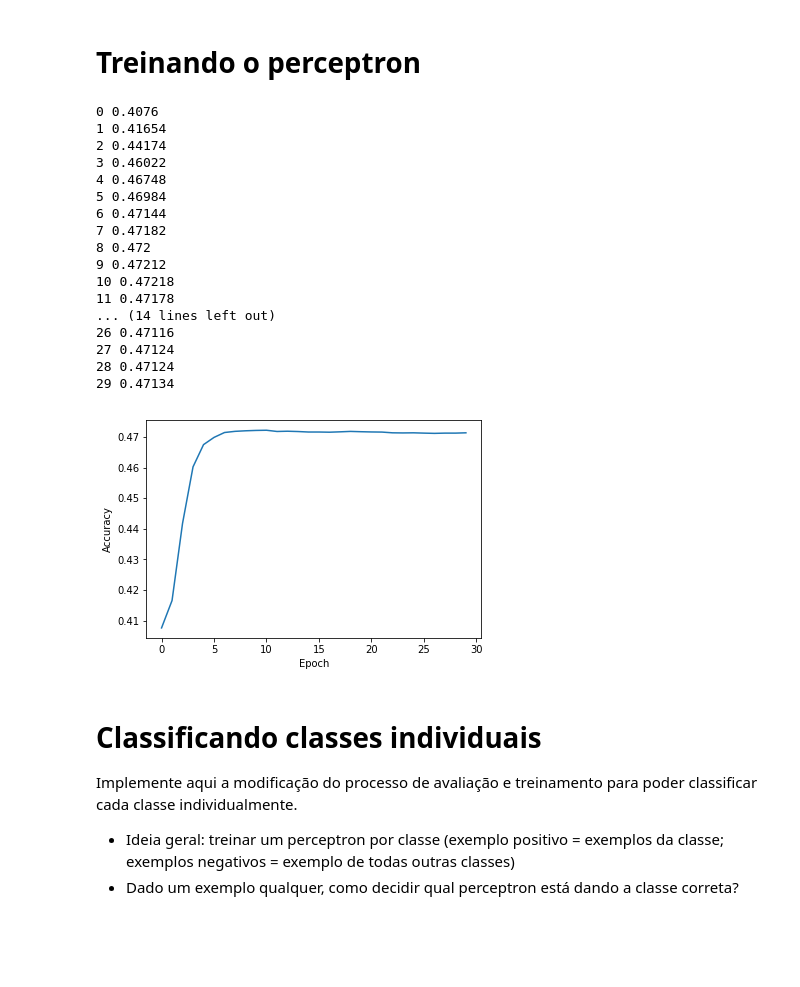
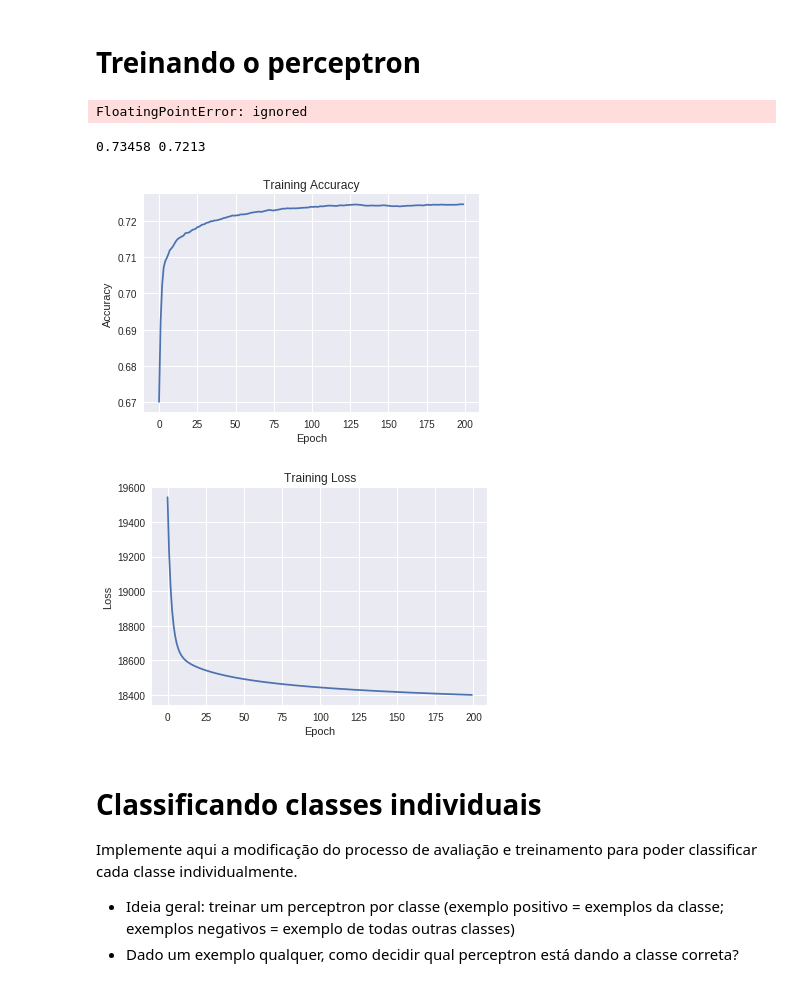
Before and after one commit to atbender/perceptron, a Jupyter notebook: Perceptron.ipynb, the cells around one changed output. Drawn from its saved outputs; the diff is of its cells as text; code cells hidden in the pictures; blank space fills up the shorter version.

```diff
--- a/Perceptron.ipynb
+++ b/Perceptron.ipynb
@@ -111,7 +111,7 @@ def perceptron(inputs, weights):
     # o = np.dot(inputs, weights[:len(weights)-1]) + weights[len(weights)-1]
     #inputs = np.append(inputs, 1)
     o = np.dot(inputs, weights)
-    return sigmoid(o)
+    return o
 # %% [markdown]
 # Treinando o perceptron
 # %%
@@ -135,19 +136,22 @@ weights = (np.random.rand(1,size) - 0.5)[0]
 bias = (np.random.rand(1) - 0.5)
 weights = np.append(weights, bias)
 
-neta = 0.000001  # default = 0.001
+neta = 0.001  # default = 0.001
 np.random.shuffle(linear_dataset_train)
-epochs = 30
+epochs = 200
 
 # Implemente o treino aqui (para separar as duas classes definidas)
 accuracies = []
+losses = []
 hits = 0
+loss = 0
 
 for epoch in range(epochs):
     for image, label in linear_dataset_train:
         image = np.append(image, 1)
 
-        y = perceptron(image, weights)
+        o = perceptron(image, weights)
+        y = sigmoid(o)
 
         if(y >= 0.5 and label == 1):
             hits += 1
@@ -155,47 +159,51 @@ for epoch in range(epochs):
         elif(y < 0.5 and label == 0):
             hits += 1
 
-        else:
-            delta_weights = neta * (label - y) * image * (1 - image)
-            weights += delta_weights
+        delta_weights = neta * (label - y) * image # * (1 - image)
+        weights -= delta_weights
+        loss += abs(label - y)
 
     accuracy = hits / len(linear_dataset_train)
     accuracies = np.append(accuracies, accuracy)
+    losses = np.append(losses, loss)
     hits = 0
 
-    print(epoch, accuracy)
+
+    print(epoch, accuracy, loss)
+    loss = 0
 # %% [output]
-0 0.4076
-1 0.41654
-2 0.44174
-3 0.46022
-4 0.46748
-5 0.46984
-6 0.47144
-7 0.47182
-8 0.472
-9 0.47212
-10 0.47218
-11 0.47178
-... (14 lines left out)
-26 0.47116
-27 0.47124
-28 0.47124
-29 0.47134
+FloatingPointError: ignored
 # %%
 # Avalie o modelo treinado aqui
 # Como a acurácia no conjunto de teste se compara com a acurácia obtida no conjunto de treino?
-#evaluate(weights, linear_dataset_train)
+train = evaluate(weights, linear_dataset_train)
+test = evaluate(weights, linear_dataset_test)
+
+print(train, test)
+# %% [output]
+0.73458 0.7213
 # %%
 # Caso queiram plotar alguma coisa
 
 import matplotlib.pyplot as plt
+
+
 plt.plot(accuracies)
-plt.xlabel('Epoch')
-plt.ylabel('Accuracy')
+plt.xlabel("Epoch")
+plt.ylabel("Accuracy")
+plt.title("Training Accuracy")
 plt.show()
+
+plt.plot(losses)
+plt.xlabel("Epoch")
+plt.ylabel("Loss")
+plt.title("Training Loss")
+plt.show()
+
+# https://sebastianraschka.com/Articles/2015_singlelayer_neurons.html
 # %% [output]
-[figure, old version]
+[figure, new version]
+[figure, added]
 # %% [markdown]
 # Classificando classes individuais
 
```
Also changed, not shown: parts of 3 cells of this notebook.
